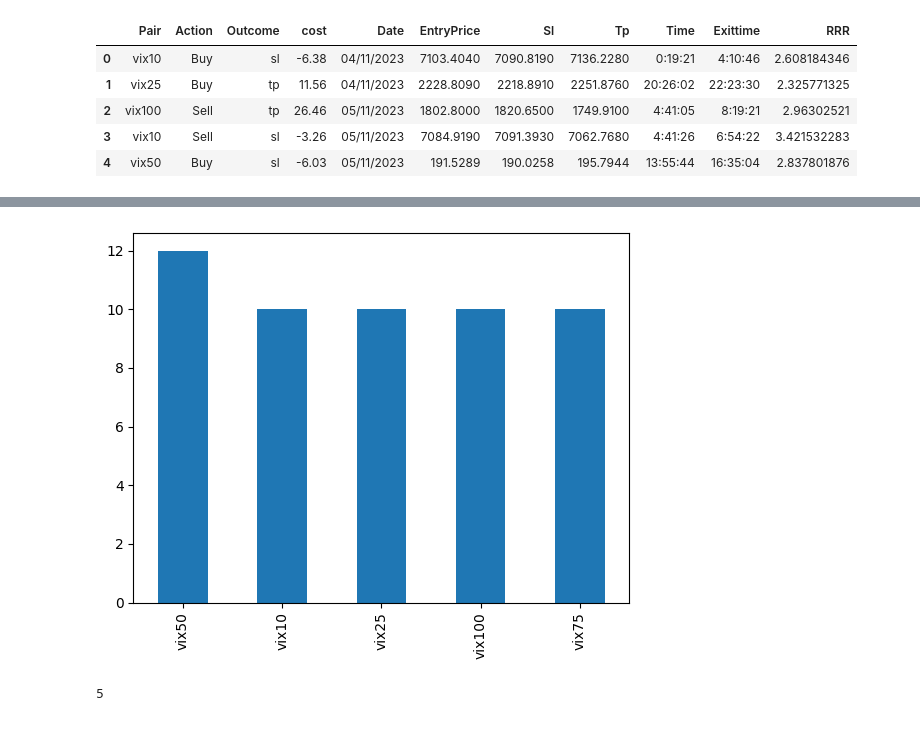
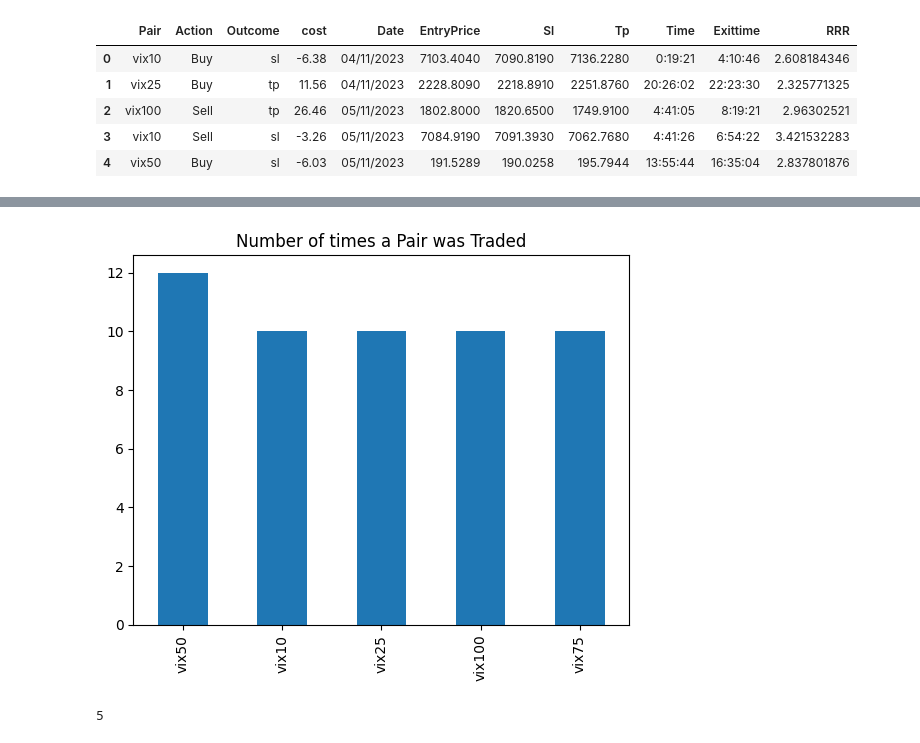
Before and after one commit to ToluPaul/forex, a Jupyter notebook: forex_pred.ipynb, the cells around one changed output, grey strips where cells are left out. Drawn from its saved outputs; the diff is of its cells as text; code cells hidden in the pictures.

```diff
--- a/forex_pred.ipynb
+++ b/forex_pred.ipynb
@@ -64,8 +71,9 @@ memory usage: 4.7+ KB
 # %%
 vix['Pair'].value_counts().plot(kind = 'bar')
+plt.title('Number of times a Pair was Traded')
 plt.show()
 # %% [output]
-[figure, old version]
+[figure, new version]
 # %%
 vix['Pair'].nunique()
 # %% [output]
```
Also changed, not shown: parts of 3 cells of this notebook.
